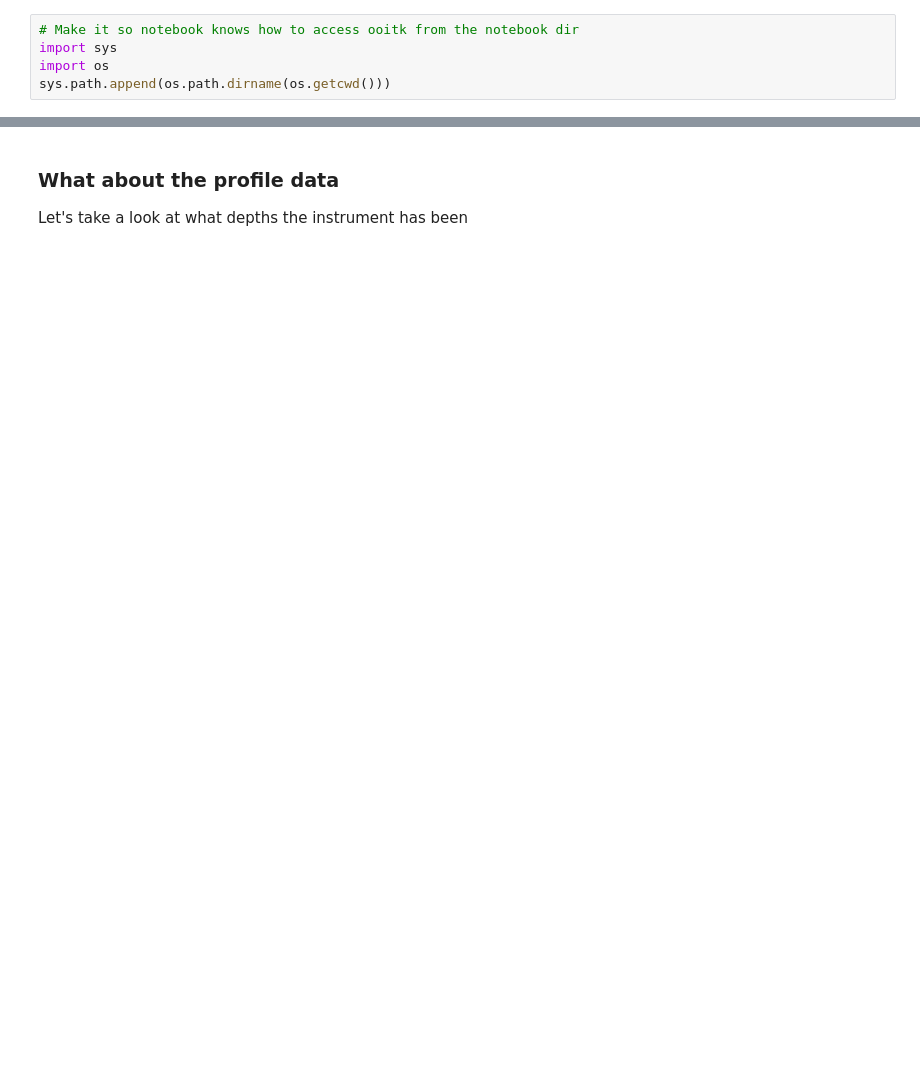
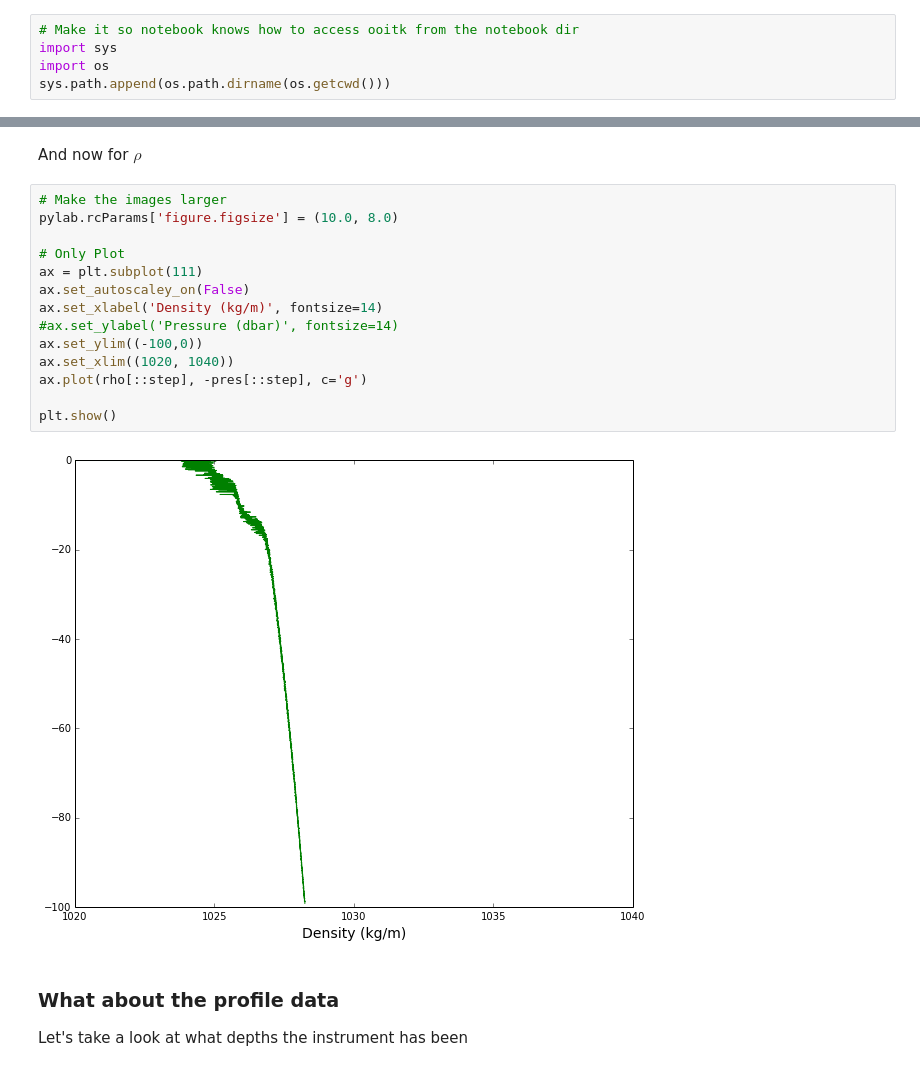
Before and after one commit to ooici/ooitk, a Jupyter notebook: notebooks/Glider 001 Example.ipynb, the cells around one changed output, grey strips where cells are left out. Cells and saved outputs as stored; diff of their text form; blank space fills up the shorter version.

```diff
--- a/notebooks/Glider 001 Example.ipynb
+++ b/notebooks/Glider 001 Example.ipynb
@@ -65,3 +103,21 @@ plt.show()
+# %% [markdown]
+And now for $\rho$
+# %%
+# Make the images larger
+pylab.rcParams['figure.figsize'] = (10.0, 8.0)
+
+# Only Plot
+ax = plt.subplot(111)
+ax.set_autoscaley_on(False)
+ax.set_xlabel('Density (kg/m)', fontsize=14)
+#ax.set_ylabel('Pressure (dbar)', fontsize=14)
+ax.set_ylim((-100,0))
+ax.set_xlim((1020, 1040))
+ax.plot(rho[::step], -pres[::step], c='g')
+
+plt.show()
+# %% [output]
+[figure, added]
 # %% [markdown]
 ### What about the profile data
 
```
Also changed, not shown: parts of 22 cells of this notebook, 3 other files.
